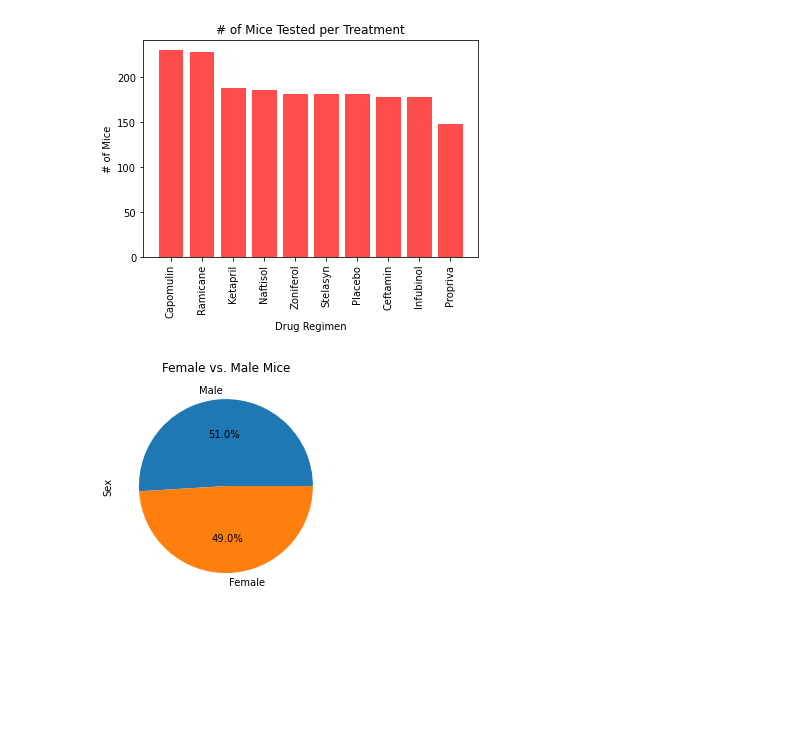
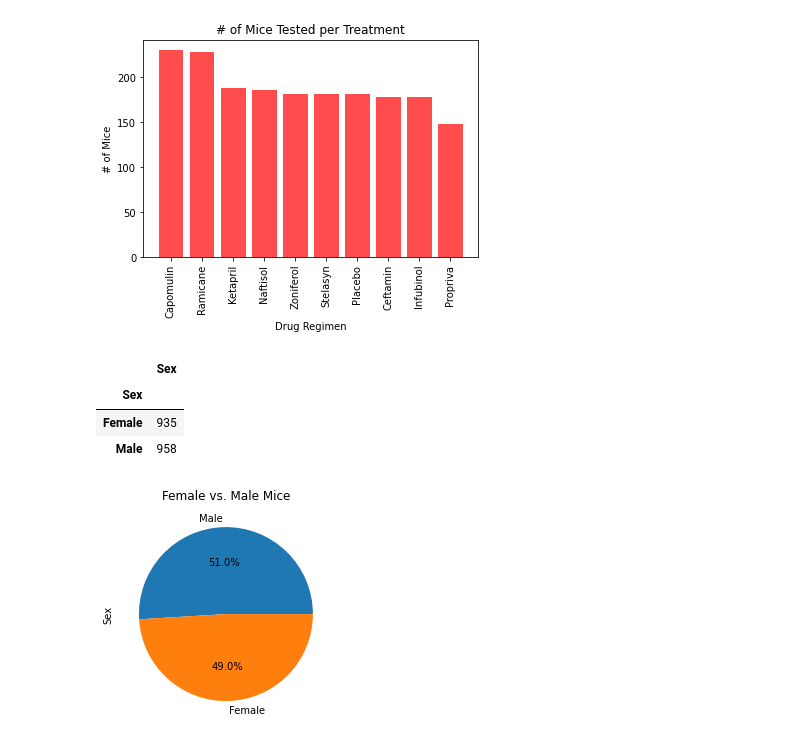
Before and after one commit to longhorn2000/Matplotlib_Homework, a Jupyter notebook: pymaceuticals.ipynb, the cells around one changed output. Cells and saved outputs as stored; diff of their text form; code cells hidden in the pictures; blank space fills up the shorter version.

```diff
--- a/pymaceuticals.ipynb
+++ b/pymaceuticals.ipynb
@@ -97,6 +97,20 @@ plt.xticks(rotation="vertical")
 plt.show()
 # %% [output]
 [figure]
+# %%
+# First create a dataframe grouping by the 'Sex' column
+gender_group = combined_data.groupby('Sex')
+
+# Create a dataframe counting the number of data points for each gender
+gender_group_count = pd.DataFrame(gender_group['Sex'].count())
+
+# View the groupby dataframe
+gender_group_count.head()
+# %% [output]
+|  | Sex |
+| Sex |  |
+| Female | 935 |
+| Male | 958 |
 # %%
 # Generate a pie plot showing the distribution of female versus male mice using pandas
 
```
Also changed, not shown: parts of 1 cell of this notebook.
